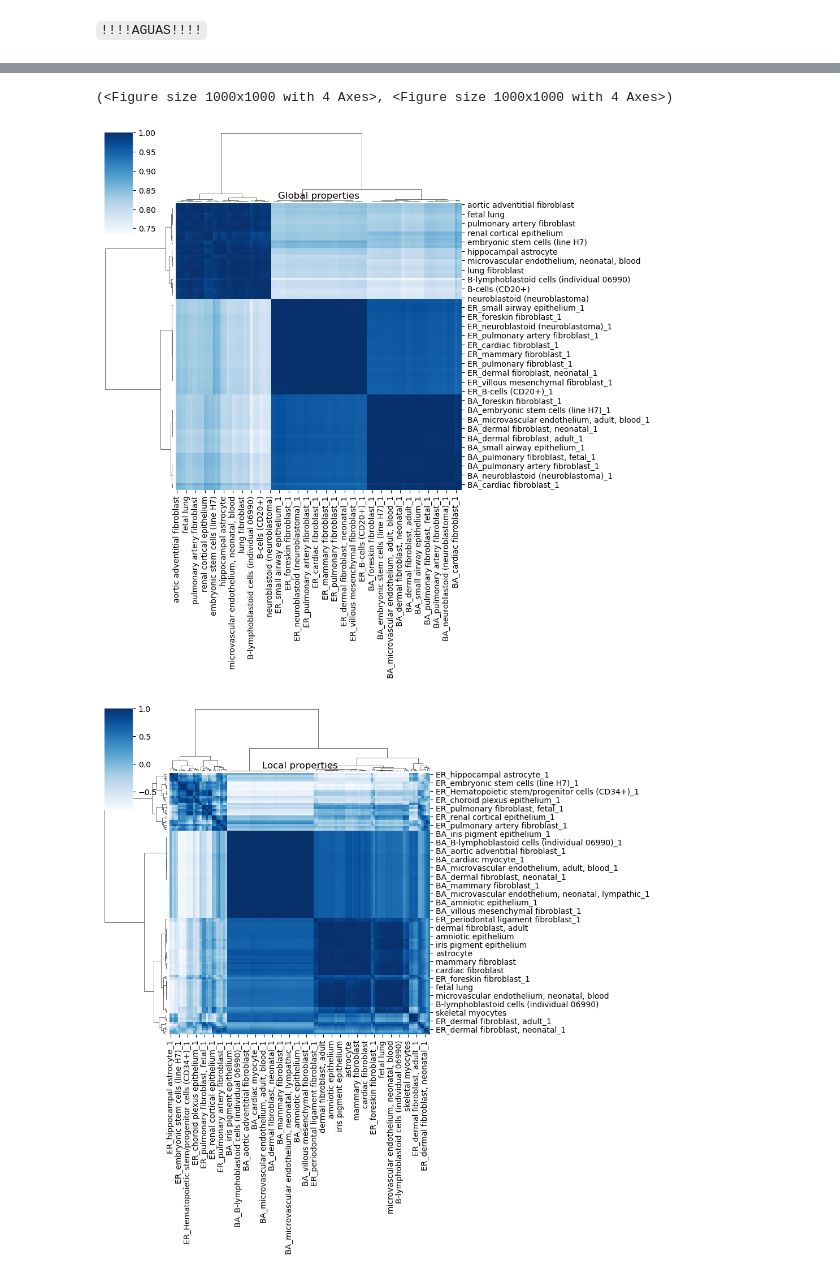
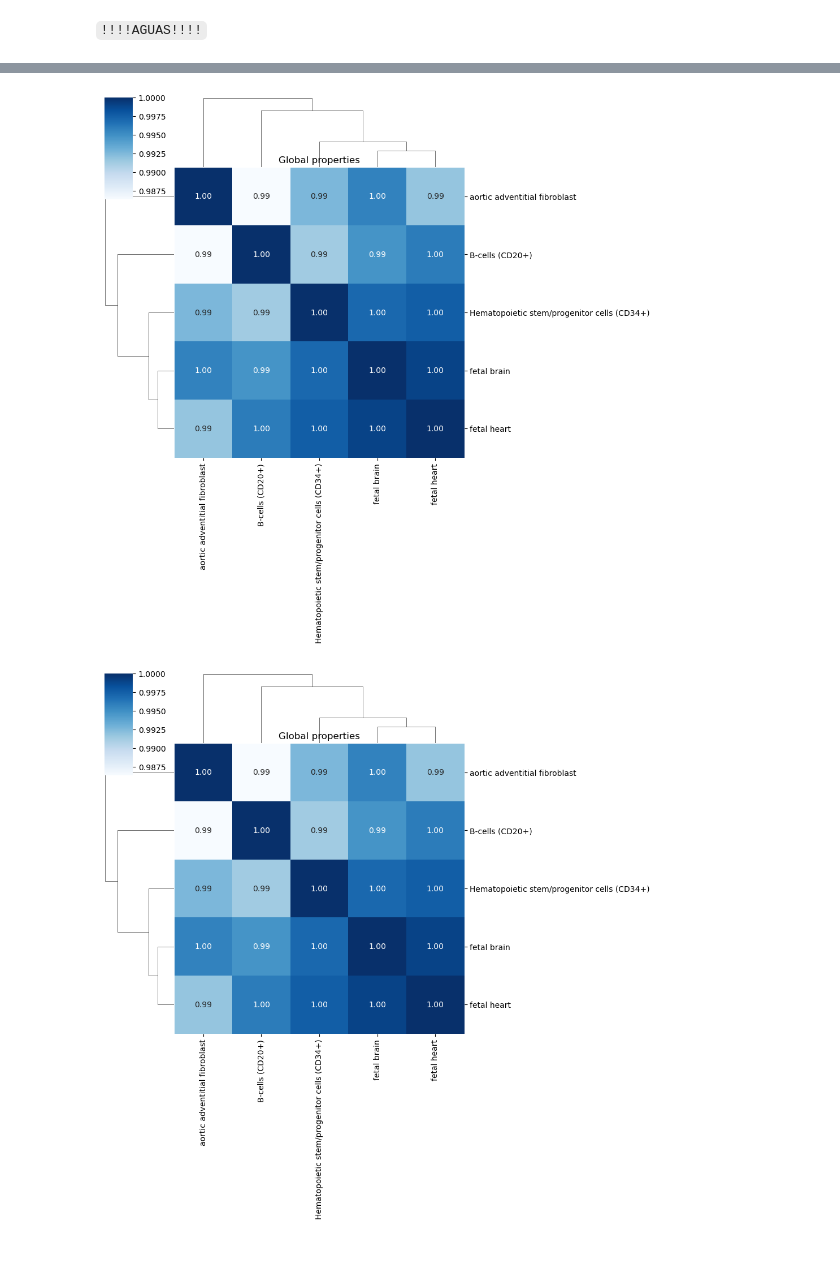
Before and after one commit to freyrelab/netective, a Jupyter notebook: src/netective/prop_notebooks/Human_Analysis.ipynb, the cells around one changed output, grey strips where cells are left out. Cells and saved outputs as stored; diff of their text form; code cells hidden in the pictures.

```diff
--- a/src/netective/prop_notebooks/Human_Analysis.ipynb
+++ b/src/netective/prop_notebooks/Human_Analysis.ipynb
@@ -161,6 +182,6 @@ from netective import compare_structure
 # %% [markdown]
 `!!!!AGUAS!!!!`
 # %%
-# compare_structure(networks, norm='biological', workers='auto')
+compare_structure(test, norm='biological', workers='auto')
 # %% [output]
 Properties used for analysis:
@@ -200,3 +209,2 @@ Running ER_skin fibroblast (abdomen)_1
-(<Figure size 1000x1000 with 4 Axes>, <Figure size 1000x1000 with 4 Axes>)
-[figure, old version]
+[figure, new version]
-[figure, old version]
+[figure, new version]
```
Also changed, not shown: parts of 4 cells of this notebook, 2 other files.
